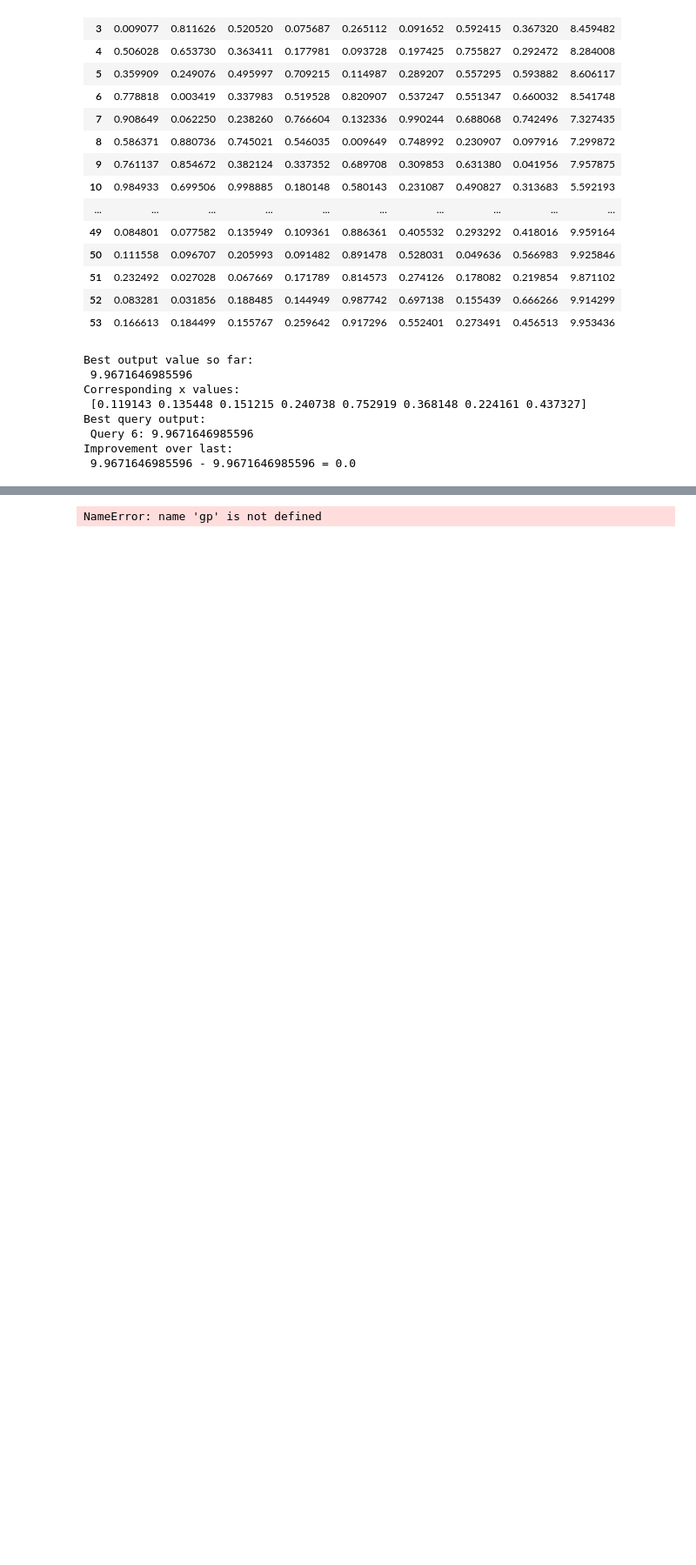
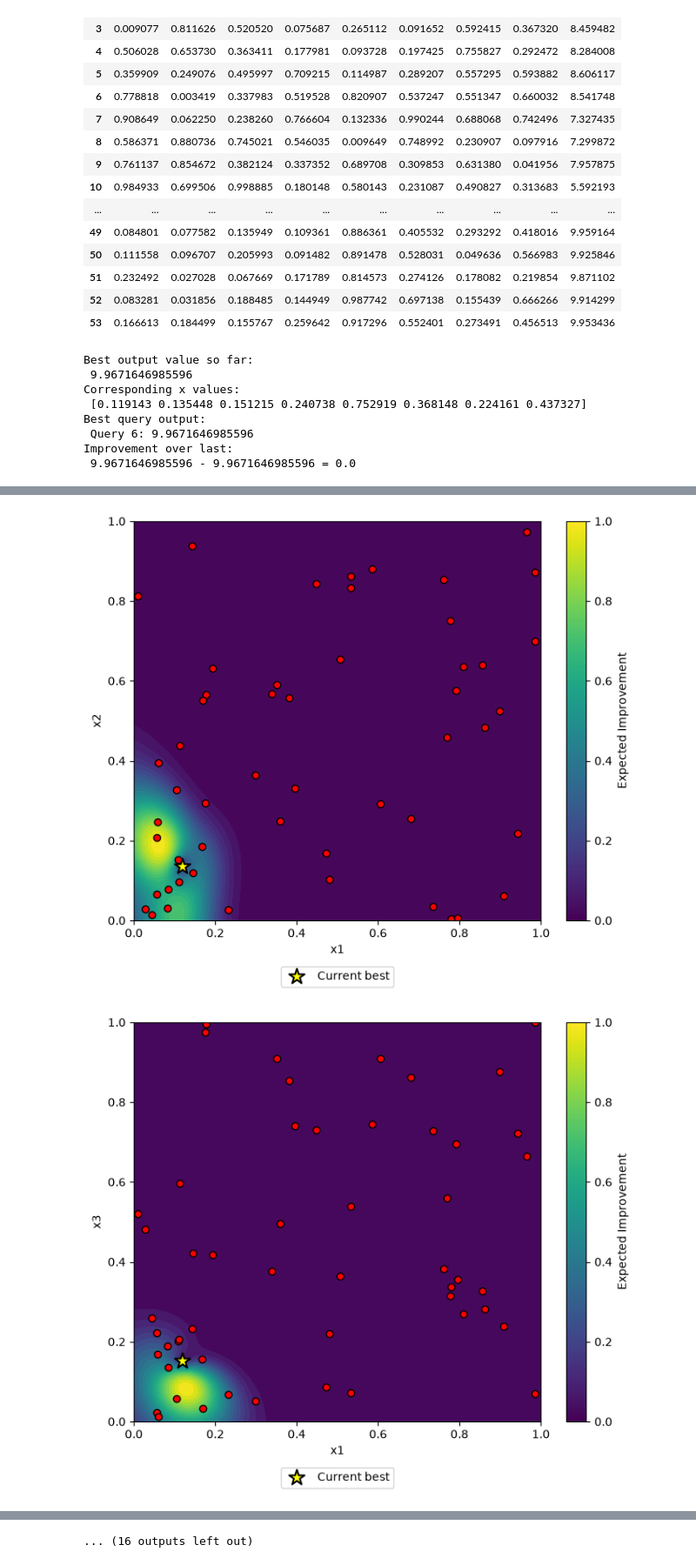
Before and after one commit to Nayeem-MH/Capstone-Project, a Jupyter notebook: function_8.ipynb, the cells around one changed output, grey strips where cells are left out. Shown at 87% size. Cells and saved outputs as stored; diff of their text form; code cells hidden in the pictures; blank space fills up the shorter version.

```diff
--- a/function_8.ipynb
+++ b/function_8.ipynb
@@ -111,31 +125,41 @@ def plot_EI_slice(gp, X, Y, dim1=0, dim2=1, resolution=100, xi=0):
     dim2 : second variable to plot
     """
 
+    # Use the best observed point as the "background": all dimensions not being
+    # plotted are held fixed at this point's values
     best_point = X[np.argmax(Y)].copy()
 
+    # Build a regular grid over the unit square for the two chosen dimensions
     x = np.linspace(0, 1, resolution)
     y = np.linspace(0, 1, resolution)
 
     xx, yy = np.meshgrid(x, y)
 
+    # Create one full-dimensional row per grid cell, each starting as a copy of best_point
     grid = np.tile(best_point, (xx.size, 1))
 
+    # Overwrite just the two plotted dimensions with the grid coordinates
     grid[:, dim1] = xx.ravel()
     grid[:, dim2] = yy.ravel()
 
+    # GP predicted mean and uncertainty at every grid point
     mu, sigma = gp.predict(grid, return_std=True)
 
+    # Best observed value so far (we are maximising)
     best_y = np.max(Y)
 
+    # Expected gain of each grid point over the current best
     improvement = mu - best_y - xi
 
     EI = np.zeros_like(mu)
 
     mask = sigma > 0
 
+    # Standardised improvement (Z-score)
     Z = np.zeros_like(mu)
     Z[mask] = improvement[mask] / sigma[mask]
 
+    # Expected Improvement: exploitation term (CDF) + exploration term (PDF)
     EI[mask] = (
         improvement[mask] * norm.cdf(Z[mask])
         + sigma[mask] * norm.pdf(Z[mask])
@@ -143,38 +167,65 @@ def plot_EI_slice(gp, X, Y, dim1=0, dim2=1, resolution=100, xi=0):
 
     plt.figure(figsize=(7,6))
 
+    # Filled contour map of EI across the slice (brighter = higher EI)
     plt.contourf(xx, yy, EI.reshape(xx.shape), levels=30, cmap="viridis")
 
+    # Overlay all observed points, projected onto the two plotted dimensions
     plt.scatter(
         X[:, dim1],
         X[:, dim2],
         c="red",
         edgecolor="black"
     )
 
+    # Highlight the best observed point with a large yellow star
     plt.scatter(
     best_point[dim1],
     best_point[dim2],
     c="yellow",
     edgecolor="black",
     s=200,
     marker="*",
     linewidth=1.5,
     label="Current best"
     )
 
     plt.xlabel(f"x{dim1+1}")
     plt.ylabel(f"x{dim2+1}")
 
     plt.colorbar(label="Expected Improvement")
-
+    plt.legend(loc="upper center", bbox_to_anchor=(0.5, -0.1))
+    plt.tight_layout()
     plt.show()
 
-plot_EI_slice(gp, X, Y, dim1=4, dim2=0)
-plot_EI_slice(gp, X, Y, dim1=4, dim2=1)
-plot_EI_slice(gp, X, Y, dim1=4, dim2=2)
-plot_EI_slice(gp, X, Y, dim1=4, dim2=3)
+plot_EI_slice(gp, X, Y, dim1=0, dim2=1)
+plot_EI_slice(gp, X, Y, dim1=0, dim2=2)
+plot_EI_slice(gp, X, Y, dim1=0, dim2=3)
+plot_EI_slice(gp, X, Y, dim1=0, dim2=4)
+plot_EI_slice(gp, X, Y, dim1=0, dim2=5)
+plot_EI_slice(gp, X, Y, dim1=0, dim2=6)
+plot_EI_slice(gp, X, Y, dim1=0, dim2=7)
+plot_EI_slice(gp, X, Y, dim1=1, dim2=2)
+plot_EI_slice(gp, X, Y, dim1=1, dim2=3)
+plot_EI_slice(gp, X, Y, dim1=1, dim2=4)
+plot_EI_slice(gp, X, Y, dim1=1, dim2=5)
+plot_EI_slice(gp, X, Y, dim1=1, dim2=6)
+plot_EI_slice(gp, X, Y, dim1=1, dim2=7)
+plot_EI_slice(gp, X, Y, dim1=2, dim2=3)
+plot_EI_slice(gp, X, Y, dim1=2, dim2=4)
+plot_EI_slice(gp, X, Y, dim1=2, dim2=5)
+plot_EI_slice(gp, X, Y, dim1=2, dim2=6)
+plot_EI_slice(gp, X, Y, dim1=2, dim2=7)
+plot_EI_slice(gp, X, Y, dim1=3, dim2=4)
+plot_EI_slice(gp, X, Y, dim1=3, dim2=5)
+plot_EI_slice(gp, X, Y, dim1=3, dim2=6)
+plot_EI_slice(gp, X, Y, dim1=3, dim2=7)
 plot_EI_slice(gp, X, Y, dim1=4, dim2=5)
 plot_EI_slice(gp, X, Y, dim1=4, dim2=6)
 plot_EI_slice(gp, X, Y, dim1=4, dim2=7)
+plot_EI_slice(gp, X, Y, dim1=5, dim2=6)
+plot_EI_slice(gp, X, Y, dim1=5, dim2=7)
+plot_EI_slice(gp, X, Y, dim1=6, dim2=7)
 # %% [output]
+[figure, added]
+[figure, added]
@@ -181,4 +242,4 @@ plot_EI_slice(gp, X, Y, dim1=4, dim2=7)
-NameError: name 'gp' is not defined
+... (16 outputs left out)
 # %%
 '''
 1st point selected: [0.107783-0.152192-0.201339-0.074624-0.811699-0.315491-0.261762-0.653263]
```
Also changed, not shown: parts of 3 cells of this notebook, 7 other files.
